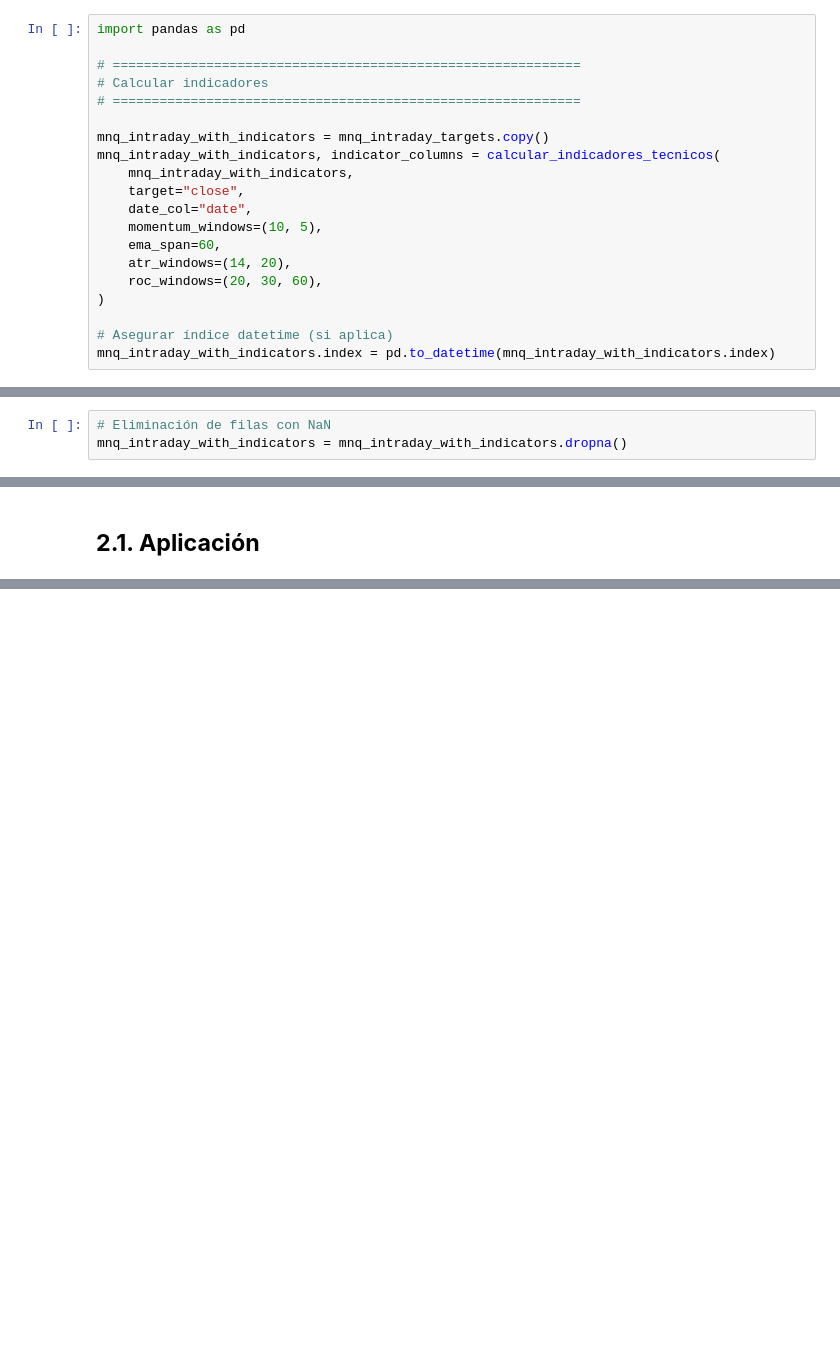
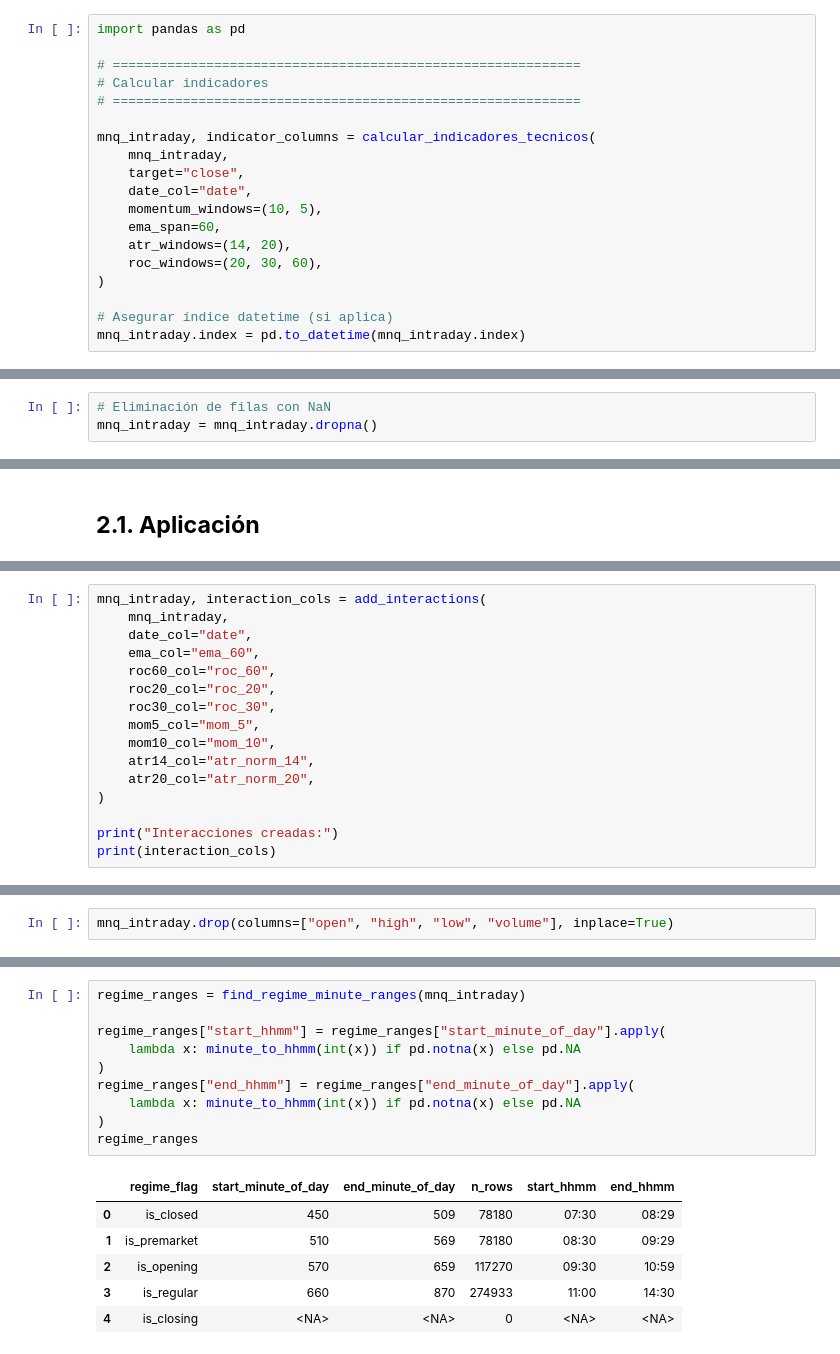
Before and after one commit to GUNAPILLCO/neural_profit, a Jupyter notebook: stage_03_feature_engineering/stage_03b_feature_application.ipynb, the cells around one changed output, grey strips where cells are left out. Saved outputs shown, nothing was run; the diff lists cells and outputs as text; blank space fills up the shorter version.

```diff
--- a/stage_03_feature_engineering/stage_03b_feature_application.ipynb
+++ b/stage_03_feature_engineering/stage_03b_feature_application.ipynb
@@ -357,9 +353,8 @@ import pandas as pd
 # Calcular indicadores
 # ============================================================
 
-mnq_intraday_with_indicators = mnq_intraday_targets.copy()
-mnq_intraday_with_indicators, indicator_columns = calcular_indicadores_tecnicos(
-    mnq_intraday_with_indicators,
+mnq_intraday, indicator_columns = calcular_indicadores_tecnicos(
+    mnq_intraday,
     target="close",
     date_col="date",
     momentum_windows=(10, 5),
@@ -369,5 +364,5 @@ mnq_intraday_with_indicators, indicator_columns = calcular_indicadores_tecnicos(
 )
 
 # Asegurar índice datetime (si aplica)
-mnq_intraday_with_indicators.index = pd.to_datetime(mnq_intraday_with_indicators.index)
+mnq_intraday.index = pd.to_datetime(mnq_intraday.index)
 # %%
@@ -388,5 +383,5 @@ UTC range: 2019-12-23 11:30:00+00:00  ->  2025-06-13 20:00:00+00:00
 Filtramos todos los NaNs del dataset
 # %%
 # Eliminación de filas con NaN
-mnq_intraday_with_indicators = mnq_intraday_with_indicators.dropna()
+mnq_intraday = mnq_intraday.dropna()
 # %%
@@ -1217,0 +492,16 @@ mnq_features_targets.to_parquet(OUT_PARQUET, index=True)
+# %%
+mnq_intraday, interaction_cols = add_interactions(
+    mnq_intraday,
+    date_col="date",
+    ema_col="ema_60",
+    roc60_col="roc_60",
+    roc20_col="roc_20",
+    roc30_col="roc_30",
+    mom5_col="mom_5",
+    mom10_col="mom_10",
+    atr14_col="atr_norm_14",
+    atr20_col="atr_norm_20",
+)
+
+print("Interacciones creadas:")
+print(interaction_cols)
@@ -1217,0 +515,2 @@ mnq_features_targets.to_parquet(OUT_PARQUET, index=True)
+# %%
+mnq_intraday.drop(columns=["open", "high", "low", "volume"], inplace=True)
@@ -1217,0 +594,17 @@ mnq_features_targets.to_parquet(OUT_PARQUET, index=True)
+# %%
+regime_ranges = find_regime_minute_ranges(mnq_intraday)
+
+regime_ranges["start_hhmm"] = regime_ranges["start_minute_of_day"].apply(
+    lambda x: minute_to_hhmm(int(x)) if pd.notna(x) else pd.NA
+)
+regime_ranges["end_hhmm"] = regime_ranges["end_minute_of_day"].apply(
+    lambda x: minute_to_hhmm(int(x)) if pd.notna(x) else pd.NA
+)
+regime_ranges
+# %% [output]
+|  | regime_flag | start_minute_of_day | end_minute_of_day | n_rows | start_hhmm | end_hhmm |
+| 0 | is_closed | 450 | 509 | 78180 | 07:30 | 08:29 |
+| 1 | is_premarket | 510 | 569 | 78180 | 08:30 | 09:29 |
+| 2 | is_opening | 570 | 659 | 117270 | 09:30 | 10:59 |
+| 3 | is_regular | 660 | 870 | 274933 | 11:00 | 14:30 |
+| 4 | is_closing | <NA> | <NA> | 0 | <NA> | <NA> |
```
Also changed, not shown: parts of 105 cells of this notebook.
